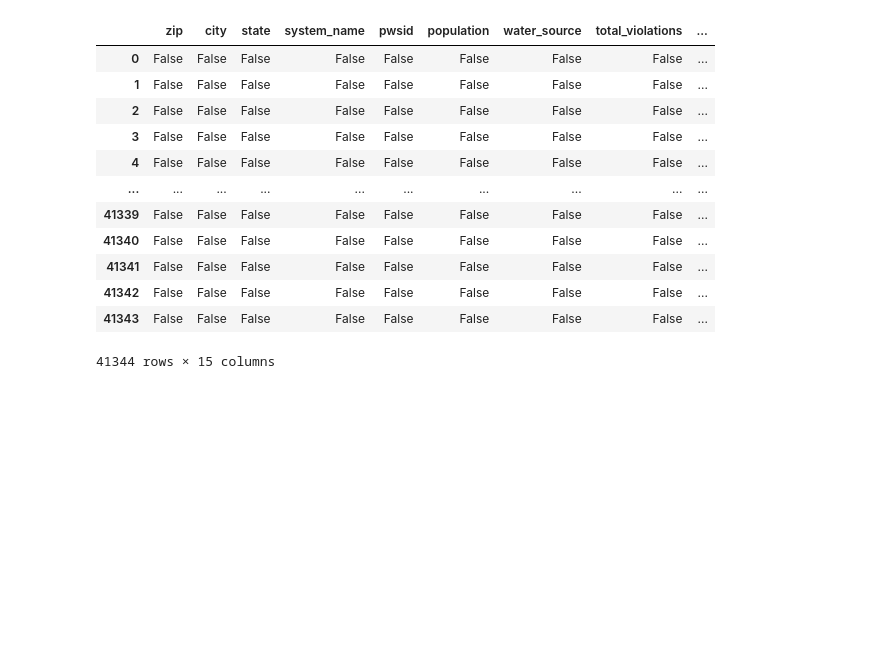
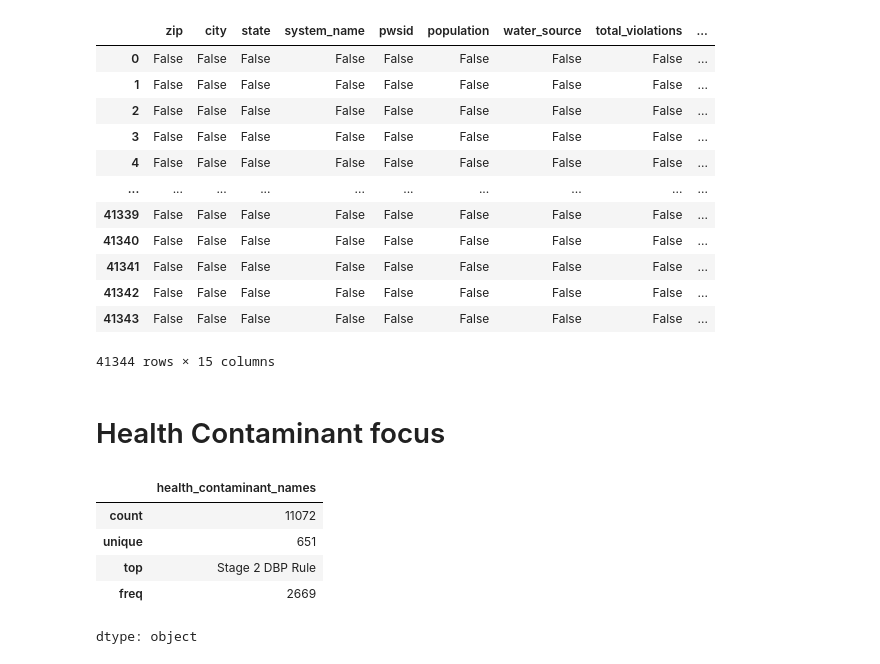
Before and after one commit to donicas/ftiproj, a Jupyter notebook: FTIproj.ipynb, the cells around one changed output. Saved outputs shown, nothing was run; the diff lists cells and outputs as text; code cells hidden in the pictures; blank space fills up the shorter version.

```diff
--- a/FTIproj.ipynb
+++ b/FTIproj.ipynb
@@ -82,0 +85,11 @@ df.isna()
+# %% [markdown]
+# Health Contaminant focus
+# %%
+df["health_contaminant_names"].describe()
+# %% [output]
+|  | health_contaminant_names |
+| count | 11072 |
+| unique | 651 |
+| top | Stage 2 DBP Rule |
+| freq | 2669 |
+dtype: object
```
Also changed, not shown: parts of 6 cells of this notebook.
